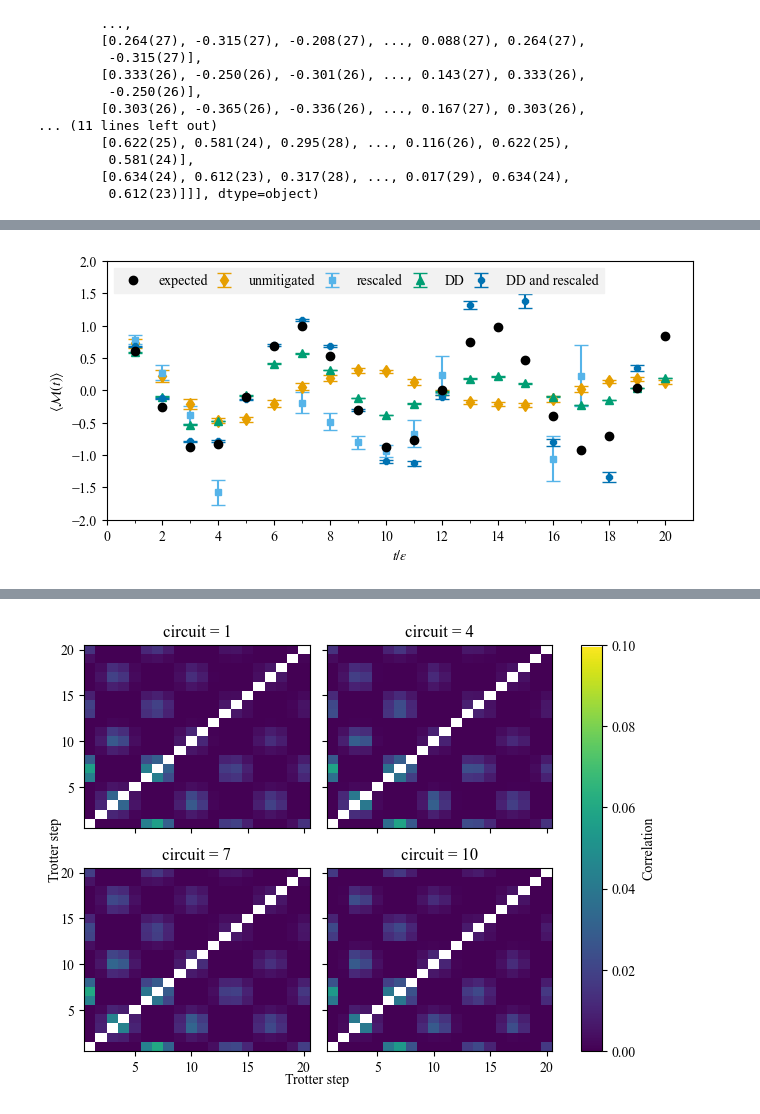
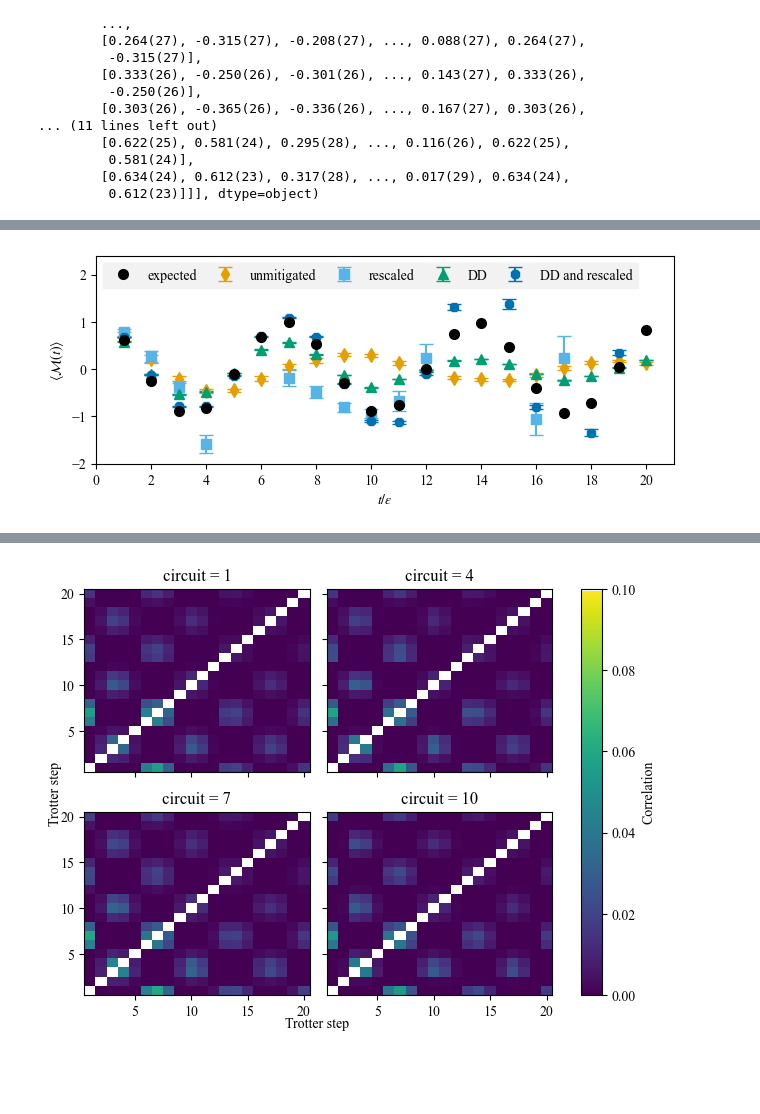
Before and after one commit to hlammiv/z2_matter_qc, a Jupyter notebook: simulation_main/rundata/Untitled.ipynb, the cells around one changed output, grey strips where cells are left out. Cells and saved outputs as stored; diff of their text form; code cells hidden in the pictures; blank space fills up the shorter version.

Commit message:
plotting code updated

```diff
--- a/simulation_main/rundata/Untitled.ipynb
+++ b/simulation_main/rundata/Untitled.ipynb
@@ -580,11 +582,12 @@ ndd_r = gv.gvar(np.array([  0.78288807,   0.27608491,  -0.38714226,  -1.57584575
         9.51738358e-02, 9.04299696e-02, 2.12813547e-01, 2.80022698e-01,
         4.28980859e+00, 4.84806610e-01, 2.64273402e-01, 3.48151686e-01,
         4.70374003e-01, 5.76567251e-01, 1.69951119e+02, 5.90391170e-01]))
-
-plt.figure(figsize=(3.375 * 2, 3.375))
-plt.plot(np.linspace(1, 20, 20), exact3, 'o', color=colors[0], label='expected', zorder=100)
+ms = 7
+plt.figure(figsize=(3.375 * 2, 3.375 / 1.2))
+plt.plot(np.linspace(1, 20, 20), exact3, 'o',
+         markersize=ms, color=colors[0], label='expected', zorder=100)
 plt.errorbar(np.linspace(1, 20, 20), gv.mean(ndd), yerr=gv.sdev(ndd),
-             capsize=5, fmt=fmts[1], color=colors[1], label='unmitigated')
+             capsize=5, fmt=fmts[1], markersize=ms, color=colors[1], label='unmitigated')
 xspecial = []
 ndd_rs = []
 for i in range(len(ndd_r)):
@@ -592,40 +595,40 @@ for i in range(len(ndd_r)):
         continue
     if gv.mean(ndd_r[i]) - gv.sdev(ndd_r[i]) < -2:
         continue
     else:
         xspecial.append(i + 1)
         ndd_rs.append(ndd_r[i])
 plt.errorbar(xspecial, gv.mean(ndd_rs), yerr=gv.sdev(ndd_rs),
-             capsize=5, fmt=fmts[2], color=colors[2], markersize=5,
+             capsize=5, fmt=fmts[2], color=colors[2], markersize=ms,
              label='rescaled')
 plt.errorbar(np.linspace(1, 20, 20), gv.mean(final_o), yerr=gv.sdev(final_o),
-             capsize=5, fmt=fmts[3], color=colors[3], label='DD')
+             capsize=5, fmt=fmts[3], color=colors[3], label='DD', markersize=ms)
 xspecial = []
 final_ros = []
 for i in range(len(final_ro)):
     if gv.mean(final_ro[i]) > 2 or gv.mean(final_ro[i]) < -2:
         continue
     if gv.mean(final_ro[i]) - gv.sdev(final_ro[i]) < -2:
         continue
     else:
         xspecial.append(i + 1)
         final_ros.append(final_ro[i])
 
 plt.errorbar(xspecial, gv.mean(final_ros), yerr=gv.sdev(final_ros),
-             capsize=5, fmt=fmts[5], color=colors[5], markersize=5,
+             capsize=5, fmt=fmts[5], color=colors[5], markersize=ms,
              label='DD and rescaled')
 plt.legend(framealpha=1, shadow=False, edgecolor=(0.95, 0.95, 0.95),
-           facecolor=(0.95, 0.95, 0.95), ncol=5, loc=2, fancybox=False, columnspacing=0.2)
+           facecolor=(0.95, 0.95, 0.95), ncol=5, loc=2, fancybox=False, columnspacing=1)
 plt.xlabel(r'$t / \epsilon$')
 plt.xticks([2 * i for i in range(11)])
-plt.xticks([2 * i + 1 for i in range(10)], minor=True)
+plt.xticks()
 plt.ylabel(r'$\langle \mathcal{M}(t)\rangle$')
 plt.xlim(0, 21)
-plt.ylim(-2, 2.)
+plt.ylim(-2, 2.4)
 plt.tight_layout()
 plt.savefig('plots/rescalingexamplev2.pdf')
 # %% [output]
-[figure, old version]
+[figure, new version]
 # %%
 arr_fin = [[exact3, np.zeros_like(exact3)],
            [gv.mean(final_o), gv.sdev(final_o)],
```
Also changed, not shown: parts of 10 cells of this notebook, 23 other files.
